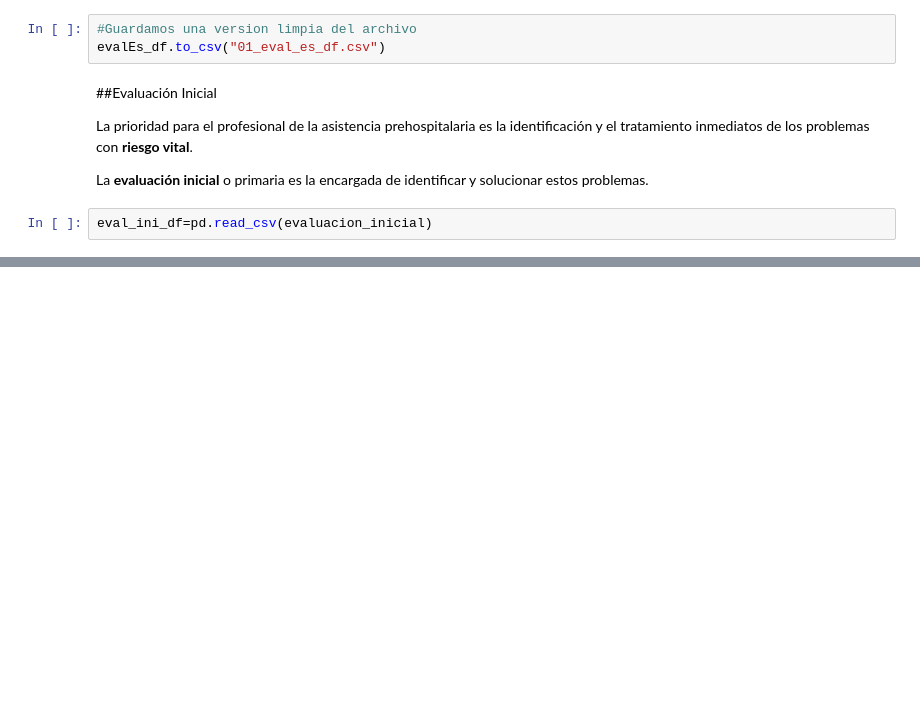
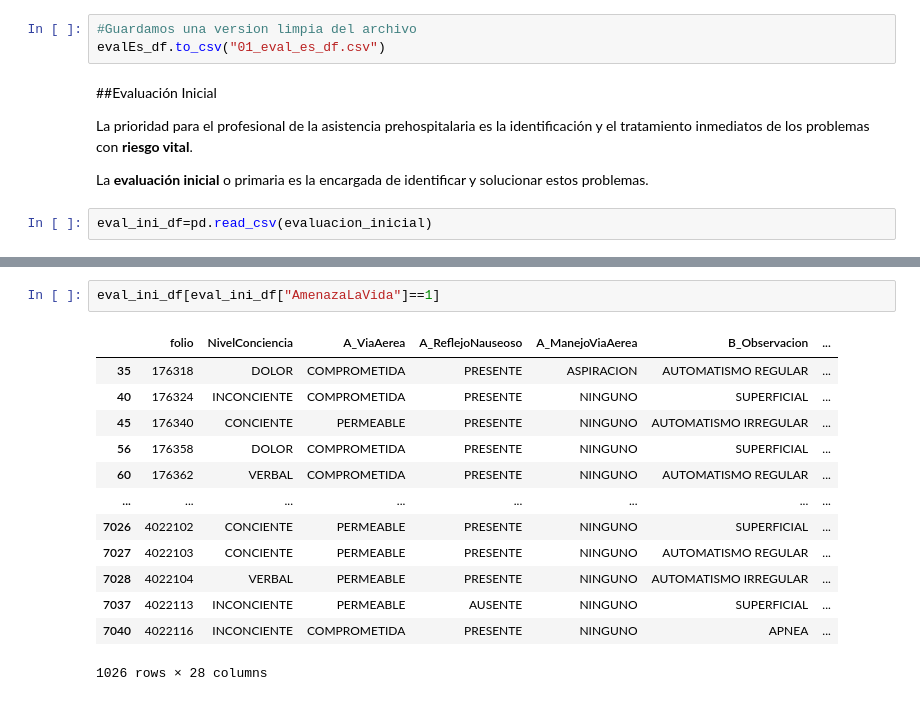
Before and after one commit to eaguilar98/ems_crm, a Jupyter notebook: 01_EDA_EMS.ipynb, the cells around one changed output, grey strips where cells are left out. Drawn from its saved outputs; the diff is of its cells as text; blank space fills up the shorter version.

```diff
--- a/01_EDA_EMS.ipynb
+++ b/01_EDA_EMS.ipynb
@@ -311,0 +342,16 @@ eval_ini_df=pd.read_csv(evaluacion_inicial)
+# %%
+eval_ini_df[eval_ini_df["AmenazaLaVida"]==1]
+# %% [output]
+|  | folio | NivelConciencia | A_ViaAerea | A_ReflejoNauseoso | A_ManejoViaAerea | B_Observacion | ... |
+| 35 | 176318 | DOLOR | COMPROMETIDA | PRESENTE | ASPIRACION | AUTOMATISMO REGULAR | ... |
+| 40 | 176324 | INCONCIENTE | COMPROMETIDA | PRESENTE | NINGUNO | SUPERFICIAL | ... |
+| 45 | 176340 | CONCIENTE | PERMEABLE | PRESENTE | NINGUNO | AUTOMATISMO IRREGULAR | ... |
+| 56 | 176358 | DOLOR | COMPROMETIDA | PRESENTE | NINGUNO | SUPERFICIAL | ... |
+| 60 | 176362 | VERBAL | COMPROMETIDA | PRESENTE | NINGUNO | AUTOMATISMO REGULAR | ... |
+| ... | ... | ... | ... | ... | ... | ... | ... |
+| 7026 | 4022102 | CONCIENTE | PERMEABLE | PRESENTE | NINGUNO | SUPERFICIAL | ... |
+| 7027 | 4022103 | CONCIENTE | PERMEABLE | PRESENTE | NINGUNO | AUTOMATISMO REGULAR | ... |
+| 7028 | 4022104 | VERBAL | PERMEABLE | PRESENTE | NINGUNO | AUTOMATISMO IRREGULAR | ... |
+| 7037 | 4022113 | INCONCIENTE | PERMEABLE | AUSENTE | NINGUNO | SUPERFICIAL | ... |
+| 7040 | 4022116 | INCONCIENTE | COMPROMETIDA | PRESENTE | NINGUNO | APNEA | ... |
+1026 rows × 28 columns
```
Also changed, not shown: parts of 2 cells of this notebook.
